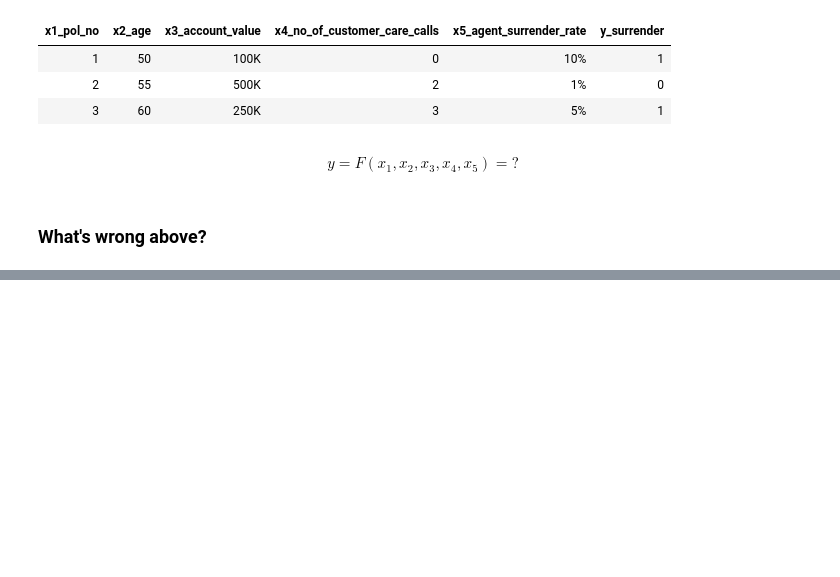
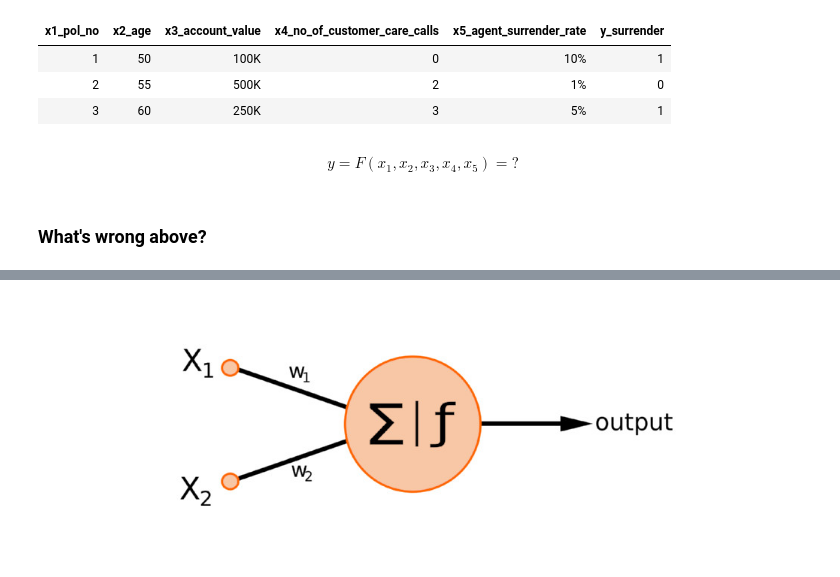
Before and after one commit to joelprince25/deep-learning-adhoc, a Jupyter notebook: universal_function_approximation.ipynb, the cells around one changed output, grey strips where cells are left out. Cells and saved outputs as stored; diff of their text form; code cells hidden in the pictures; blank space fills up the shorter version.

```diff
--- a/universal_function_approximation.ipynb
+++ b/universal_function_approximation.ipynb
@@ -52,0 +66,4 @@ $$y = F(x_1,x_2,x_3,x_4,x_5) = ?$$
+# %%
+Image(filename='data/images/perceptron.jpg')
+# %% [output]
+[figure, added]
```
Also changed, not shown: parts of 29 cells of this notebook, 3 other files.
